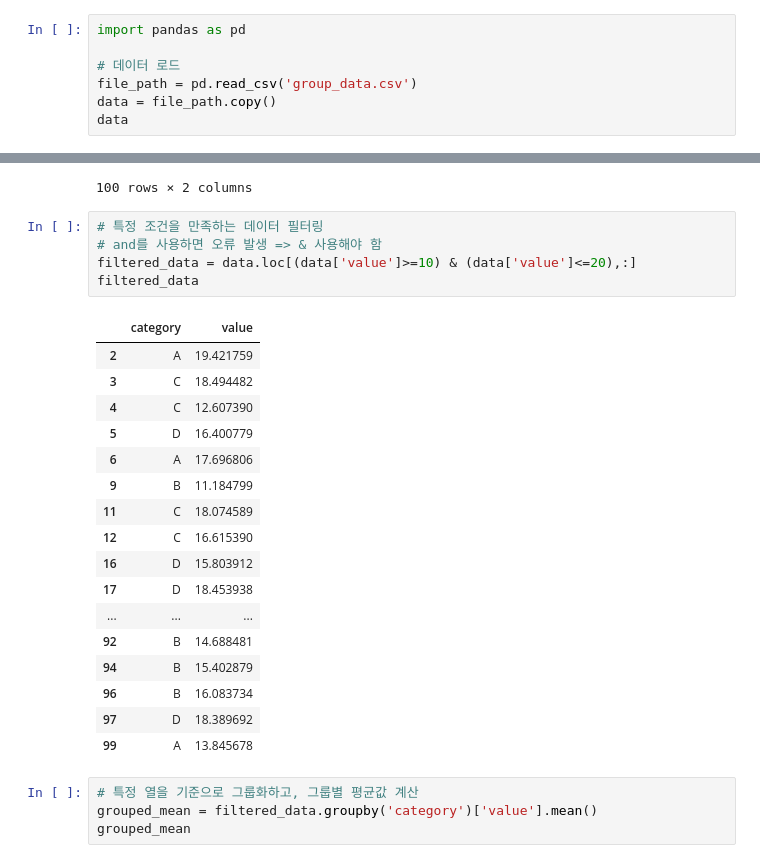
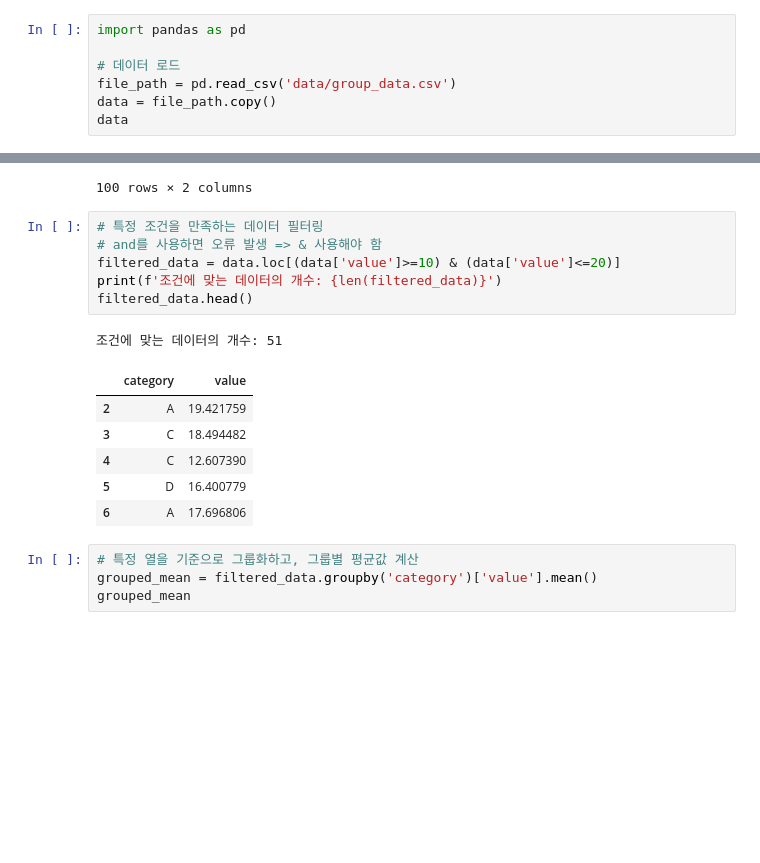
Before and after one commit to ha-nyang-95/DB_HW, a Jupyter notebook: 데이터/3_통계_기초/hw.ipynb, the cells around one changed output, grey strips where cells are left out. Saved outputs shown, nothing was run; the diff lists cells and outputs as text; blank space fills up the shorter version.

```diff
--- a/데이터/3_통계_기초/hw.ipynb
+++ b/데이터/3_통계_기초/hw.ipynb
@@ -4,7 +4,7 @@
 import pandas as pd
 
 # 데이터 로드
-file_path = pd.read_csv('group_data.csv')
+file_path = pd.read_csv('data/group_data.csv')
 data = file_path.copy()
 data
 # %% [output]
@@ -24,26 +24,17 @@ data
 # %%
 # 특정 조건을 만족하는 데이터 필터링
 # and를 사용하면 오류 발생 => & 사용해야 함
-filtered_data = data.loc[(data['value']>=10) & (data['value']<=20),:]
-filtered_data
+filtered_data = data.loc[(data['value']>=10) & (data['value']<=20)]
+print(f'조건에 맞는 데이터의 개수: {len(filtered_data)}')
+filtered_data.head()
 # %% [output]
+조건에 맞는 데이터의 개수: 51
 |  | category | value |
 | 2 | A | 19.421759 |
 | 3 | C | 18.494482 |
 | 4 | C | 12.607390 |
 | 5 | D | 16.400779 |
 | 6 | A | 17.696806 |
-| 9 | B | 11.184799 |
-| 11 | C | 18.074589 |
-| 12 | C | 16.615390 |
-| 16 | D | 15.803912 |
-| 17 | D | 18.453938 |
-| ... | ... | ... |
-| 92 | B | 14.688481 |
-| 94 | B | 15.402879 |
-| 96 | B | 16.083734 |
-| 97 | D | 18.389692 |
-| 99 | A | 13.845678 |
 # %%
 # 특정 열을 기준으로 그룹화하고, 그룹별 평균값 계산
 grouped_mean = filtered_data.groupby('category')['value'].mean()
```
Also changed, not shown: parts of 4 cells of this notebook, 28 other files.
